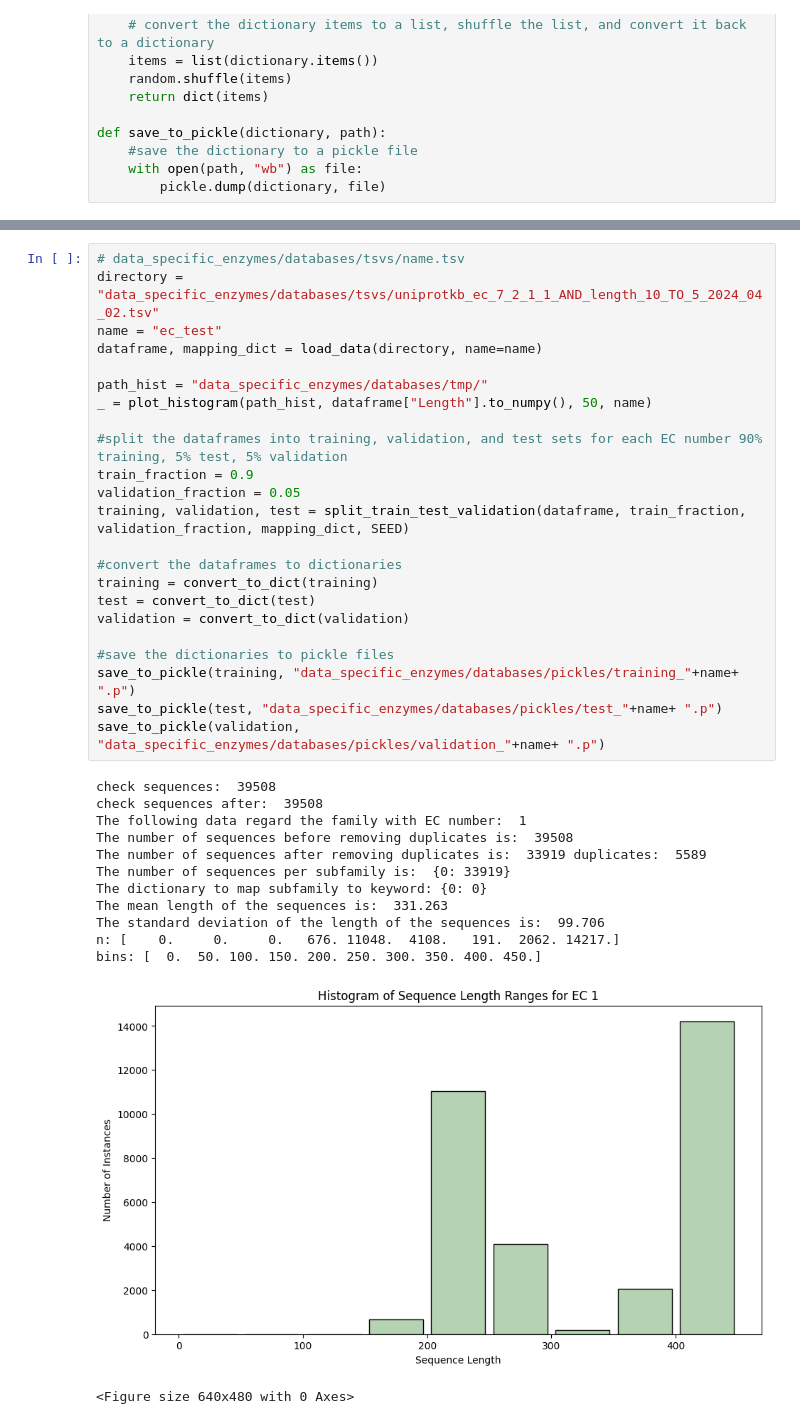
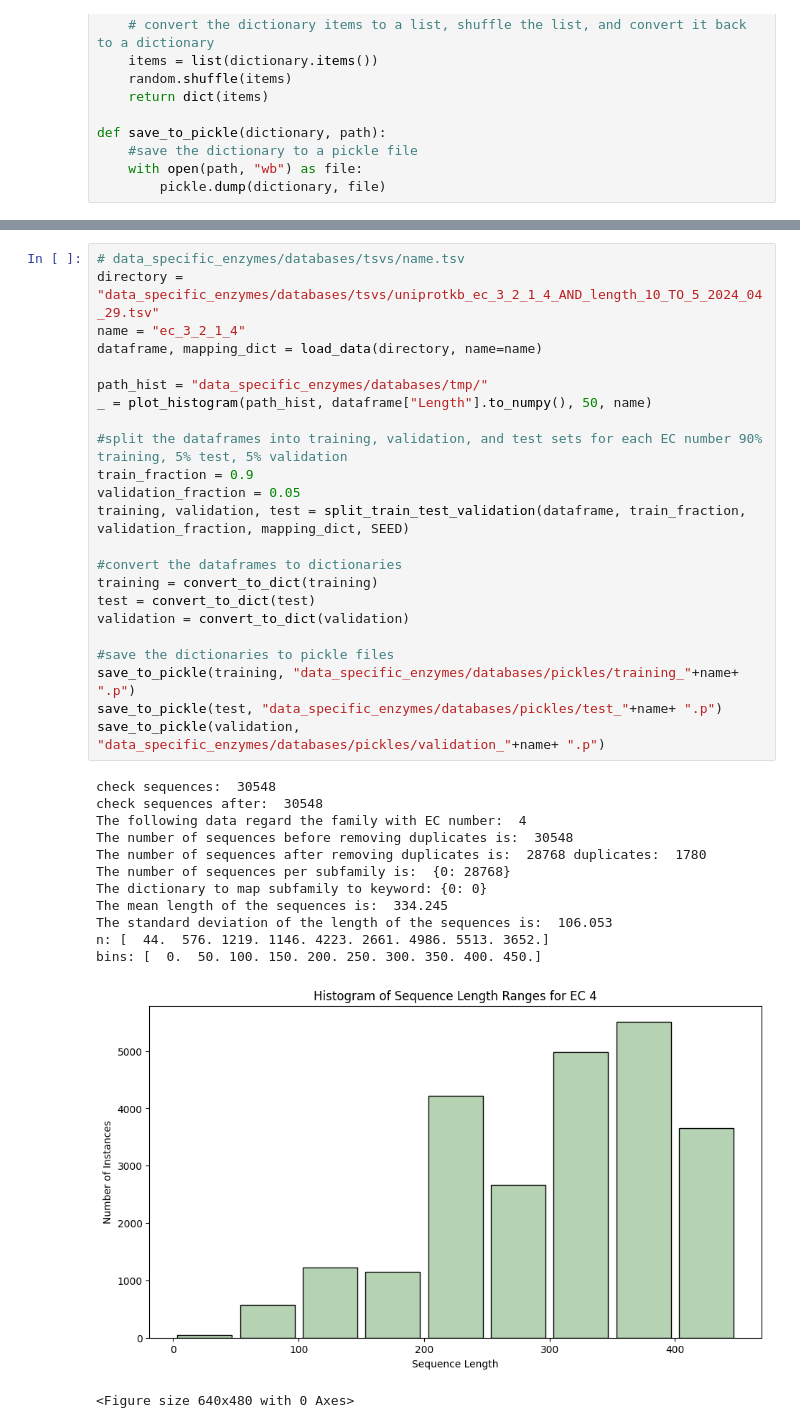
Before and after one commit to AnacletoLAB/Finenzyme, a Jupyter notebook: load_tsv_uniprot_dataset.ipynb, the cells around one changed output, grey strips where cells are left out. Cells and saved outputs as stored; diff of their text form.

```diff
--- a/load_tsv_uniprot_dataset.ipynb
+++ b/load_tsv_uniprot_dataset.ipynb
@@ -149,40 +149,40 @@ os.listdir('data_specific_enzymes/databases/tsvs/')
  'uniprotkb_ec_2_1_1_37_AND_length_10_TO_2024_03_28.tsv']
 # %%
 # data_specific_enzymes/databases/tsvs/name.tsv
-directory = "data_specific_enzymes/databases/tsvs/uniprotkb_ec_7_2_1_1_AND_length_10_TO_5_2024_04_02.tsv"
-name = "ec_test"
+directory = "data_specific_enzymes/databases/tsvs/uniprotkb_ec_3_2_1_4_AND_length_10_TO_5_2024_04_29.tsv"
+name = "ec_3_2_1_4"
 dataframe, mapping_dict = load_data(directory, name=name)
 
 path_hist = "data_specific_enzymes/databases/tmp/"
 _ = plot_histogram(path_hist, dataframe["Length"].to_numpy(), 50, name)
 
 #split the dataframes into training, validation, and test sets for each EC number 90% training, 5% test, 5% validation
 train_fraction = 0.9
 validation_fraction = 0.05
 training, validation, test = split_train_test_validation(dataframe, train_fraction, validation_fraction, mapping_dict, SEED)
 
 #convert the dataframes to dictionaries
 training = convert_to_dict(training)
 test = convert_to_dict(test)
 validation = convert_to_dict(validation)
 
 #save the dictionaries to pickle files
 save_to_pickle(training, "data_specific_enzymes/databases/pickles/training_"+name+ ".p")
 save_to_pickle(test, "data_specific_enzymes/databases/pickles/test_"+name+ ".p")
 save_to_pickle(validation, "data_specific_enzymes/databases/pickles/validation_"+name+ ".p")
 # %% [output]
-check sequences:  39508
-check sequences after:  39508
-The following data regard the family with EC number:  1
-The number of sequences before removing duplicates is:  39508
-The number of sequences after removing duplicates is:  33919 duplicates:  5589
-The number of sequences per subfamily is:  {0: 33919}
+check sequences:  30548
+check sequences after:  30548
+The following data regard the family with EC number:  4
+The number of sequences before removing duplicates is:  30548
+The number of sequences after removing duplicates is:  28768 duplicates:  1780
+The number of sequences per subfamily is:  {0: 28768}
 The dictionary to map subfamily to keyword: {0: 0}
-The mean length of the sequences is:  331.263
-The standard deviation of the length of the sequences is:  99.706
-n: [    0.     0.     0.   676. 11048.  4108.   191.  2062. 14217.]
+The mean length of the sequences is:  334.245
+The standard deviation of the length of the sequences is:  106.053
+n: [  44.  576. 1219. 1146. 4223. 2661. 4986. 5513. 3652.]
 bins: [  0.  50. 100. 150. 200. 250. 300. 350. 400. 450.]
-[figure, old version]
+[figure, new version]
 <Figure size 640x480 with 0 Axes>
 # %%
 import pickle
```
Also changed, not shown: parts of 3 cells of this notebook, 10 other files.
